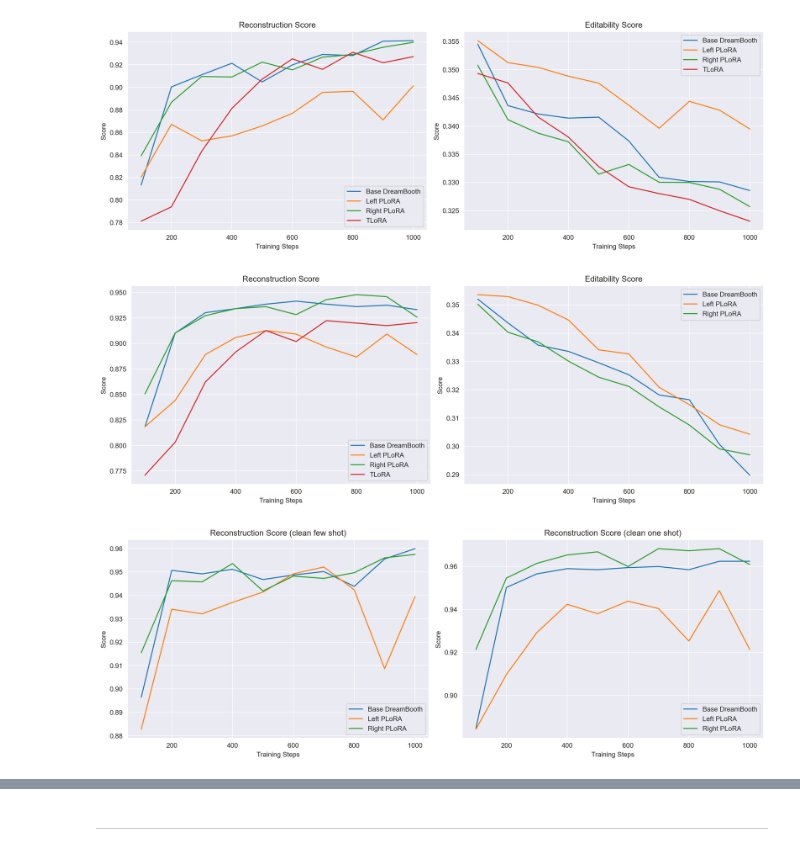
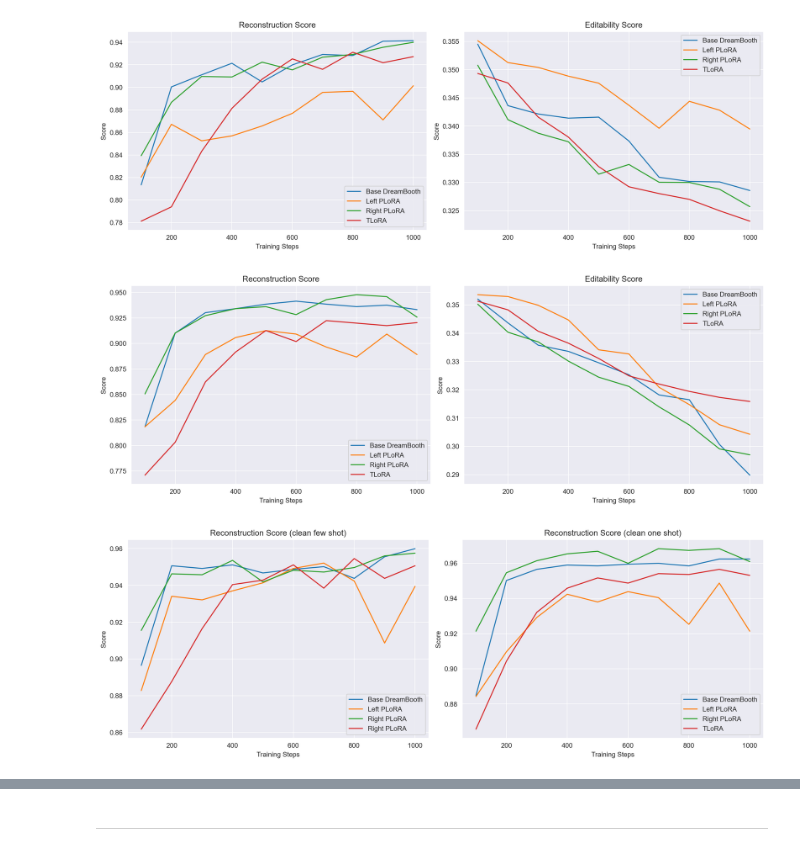
Before and after one commit to igmamedov/ImageEdit, a Jupyter notebook: distributions_papers.ipynb, the cells around one changed output, grey strips where cells are left out. Cells and saved outputs as stored; diff of their text form; code cells hidden in the pictures.

```diff
--- a/distributions_papers.ipynb
+++ b/distributions_papers.ipynb
@@ -281,6 +281,17 @@ tlora_rec_one = {100: 0.77099609375,
  900: 0.91748046875,
  1000: 0.92041015625}
 
+tlora_edit_one = {100: 0.3512632308467742,
+ 200: 0.3482272240423387,
+ 300: 0.3406706779233871,
+ 400: 0.33644940776209675,
+ 500: 0.33106256300403225,
+ 600: 0.3248999810987903,
+ 700: 0.32201360887096775,
+ 800: 0.3194186302923387,
+ 900: 0.3173001197076613,
+ 1000: 0.3158687468497984}
+
 # ---- PLOTTING ----
 steps = list(base_rec_one.keys())
 
@@ -302,6 +313,7 @@ axs[0].grid(True)
 axs[1].plot(steps, base_edit_one.values(), label="Base DreamBooth")
 axs[1].plot(steps, left_edit_one.values(), label="Left PLoRA")
 axs[1].plot(steps, right_edit_one.values(), label="Right PLoRA")
+axs[1].plot(steps, tlora_edit_one.values(), label="TLoRA")
 
 axs[1].set_title("Editability Score")
 axs[1].set_xlabel("Training Steps")
@@ -312,7 +324,7 @@ axs[1].grid(True)
 plt.tight_layout()
 plt.show()
 # %% [output]
-[figure, old version]
+[figure, new version]
 # %%
 import seaborn as sns
 import matplotlib.pyplot as plt
@@ -388,37 +400,62 @@ right_rec_one_clean = {100: 0.92138671875,
  900: 0.96826171875,
  1000: 0.9609375}
 
+tlora_rec_few_clean = {100: 0.86181640625,
+ 200: 0.8876953125,
+ 300: 0.91650390625,
+ 400: 0.9404296875,
+ 500: 0.94287109375,
+ 600: 0.951171875,
+ 700: 0.9384765625,
+ 800: 0.95458984375,
+ 900: 0.94384765625,
+ 1000: 0.95068359375}
+
+tlora_rec_one_clean = {100: 0.86572265625,
+ 200: 0.904296875,
+ 300: 0.93212890625,
+ 400: 0.94580078125,
+ 500: 0.95166015625,
+ 600: 0.94873046875,
+ 700: 0.9541015625,
+ 800: 0.95361328125,
+ 900: 0.95654296875,
+ 1000: 0.953125}
+
+
  # ---- PLOTTING ----
 steps = list(base_rec_few_clean.keys())
 
 fig, axs = plt.subplots(1, 2, figsize=(14, 5))
 
 # --- Reconstruction subplot ---
 axs[0].plot(steps, base_rec_few_clean.values(), label="Base DreamBooth")
 axs[0].plot(steps, left_rec_few_clean.values(), label="Left PLoRA")
 axs[0].plot(steps, right_rec_few_clean.values(), label="Right PLoRA")
+axs[0].plot(steps, tlora_rec_few_clean.values(), label="Right PLoRA")
 
 axs[0].set_title("Reconstruction Score (clean few shot)")
 axs[0].set_xlabel("Training Steps")
 axs[0].set_ylabel("Score")
 axs[0].legend()
 axs[0].grid(True)
 
 # --- Editability subplot ---
 axs[1].plot(steps, base_rec_one_clean.values(), label="Base DreamBooth")
 axs[1].plot(steps, left_rec_one_clean.values(), label="Left PLoRA")
 axs[1].plot(steps, right_rec_one_clean.values(), label="Right PLoRA")
+axs[1].plot(steps, tlora_rec_one_clean.values(), label="TLoRA")
 
 axs[1].set_title("Reconstruction Score (clean one shot)")
 axs[1].set_xlabel("Training Steps")
 axs[1].set_ylabel("Score")
 axs[1].legend()
 axs[1].grid(True)
 
 plt.tight_layout()
 plt.show()
 # %% [output]
-[figure, old version]
+[figure, new version]
 # %%
 import pandas as pd
 data = [
```
Also changed, not shown: parts of 2 cells of this notebook, 1 other file.
